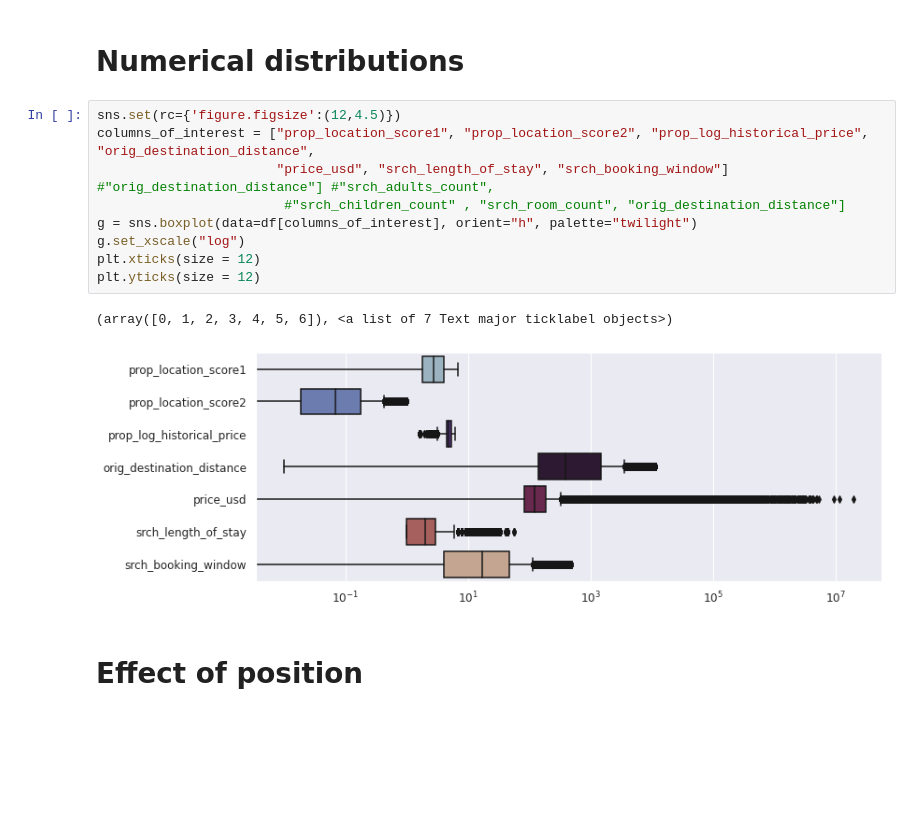
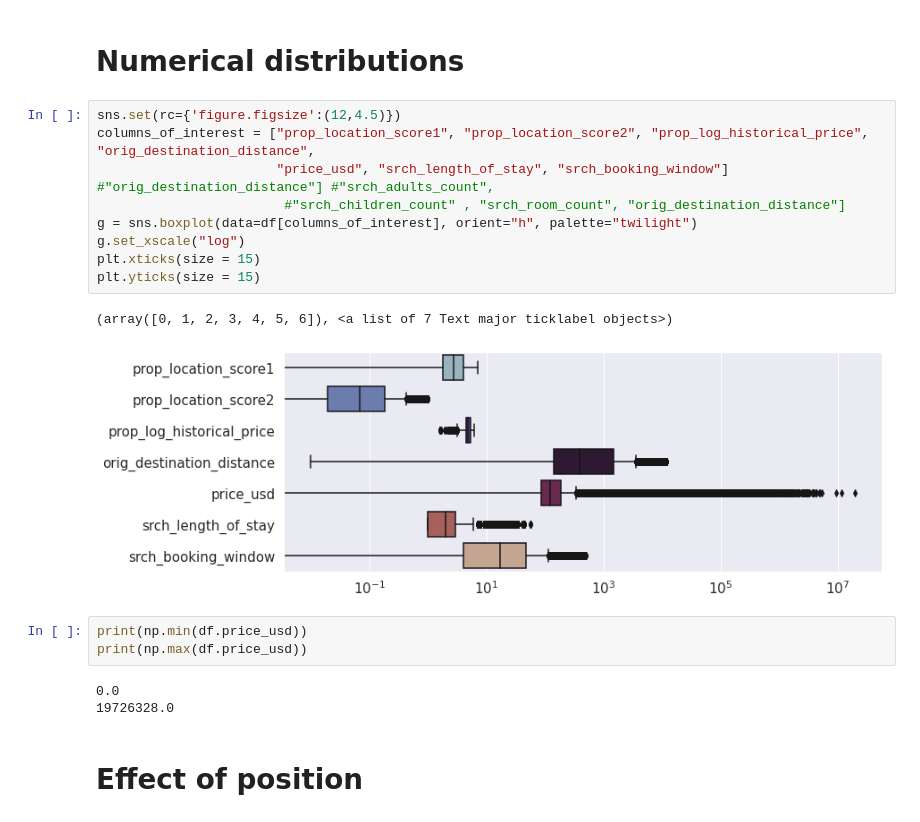
Before and after one commit to hellowithchicken/DataMining, a Jupyter notebook: assignment2/EDA/dmt-eda.ipynb, the cells around one changed output. Drawn from its saved outputs; the diff is of its cells as text; blank space fills up the shorter version.

```diff
--- a/assignment2/EDA/dmt-eda.ipynb
+++ b/assignment2/EDA/dmt-eda.ipynb
@@ -243,15 +301,21 @@ df["booking_bool"].mean()*100
 # %%
 sns.set(rc={'figure.figsize':(12,4.5)})
 columns_of_interest = ["prop_location_score1", "prop_location_score2", "prop_log_historical_price", "orig_destination_distance",
                        "price_usd", "srch_length_of_stay", "srch_booking_window"] #"orig_destination_distance"] #"srch_adults_count",
                         #"srch_children_count" , "srch_room_count", "orig_destination_distance"]
 g = sns.boxplot(data=df[columns_of_interest], orient="h", palette="twilight")
 g.set_xscale("log")
-plt.xticks(size = 12)
-plt.yticks(size = 12)
+plt.xticks(size = 15)
+plt.yticks(size = 15)
 # %% [output]
 (array([0, 1, 2, 3, 4, 5, 6]), <a list of 7 Text major ticklabel objects>)
-[figure, old version]
+[figure, new version]
+# %%
+print(np.min(df.price_usd))
+print(np.max(df.price_usd))
+# %% [output]
+0.0
+19726328.0
 # %% [markdown]
 # Effect of position
 # %%
```
Also changed, not shown: parts of 5 cells of this notebook, 1 other file.
